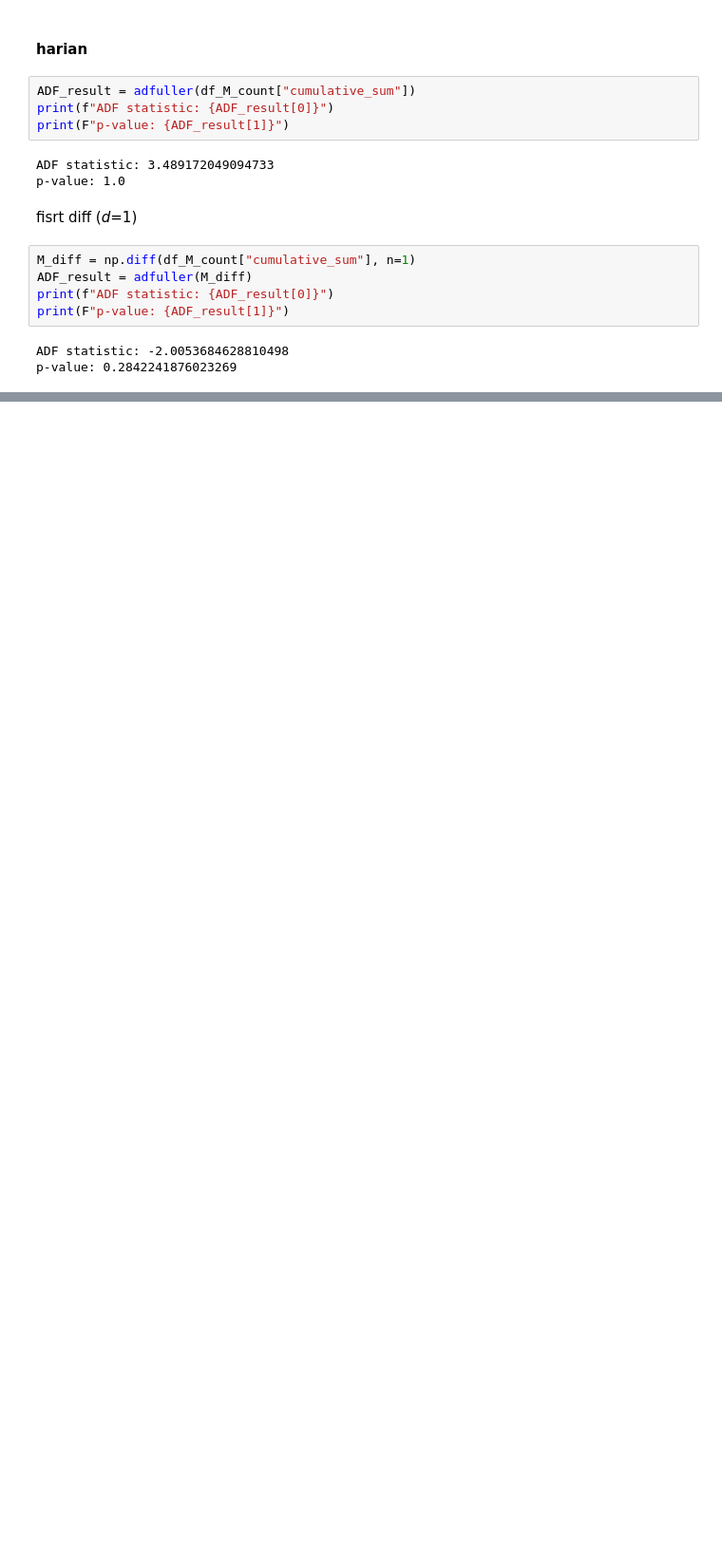
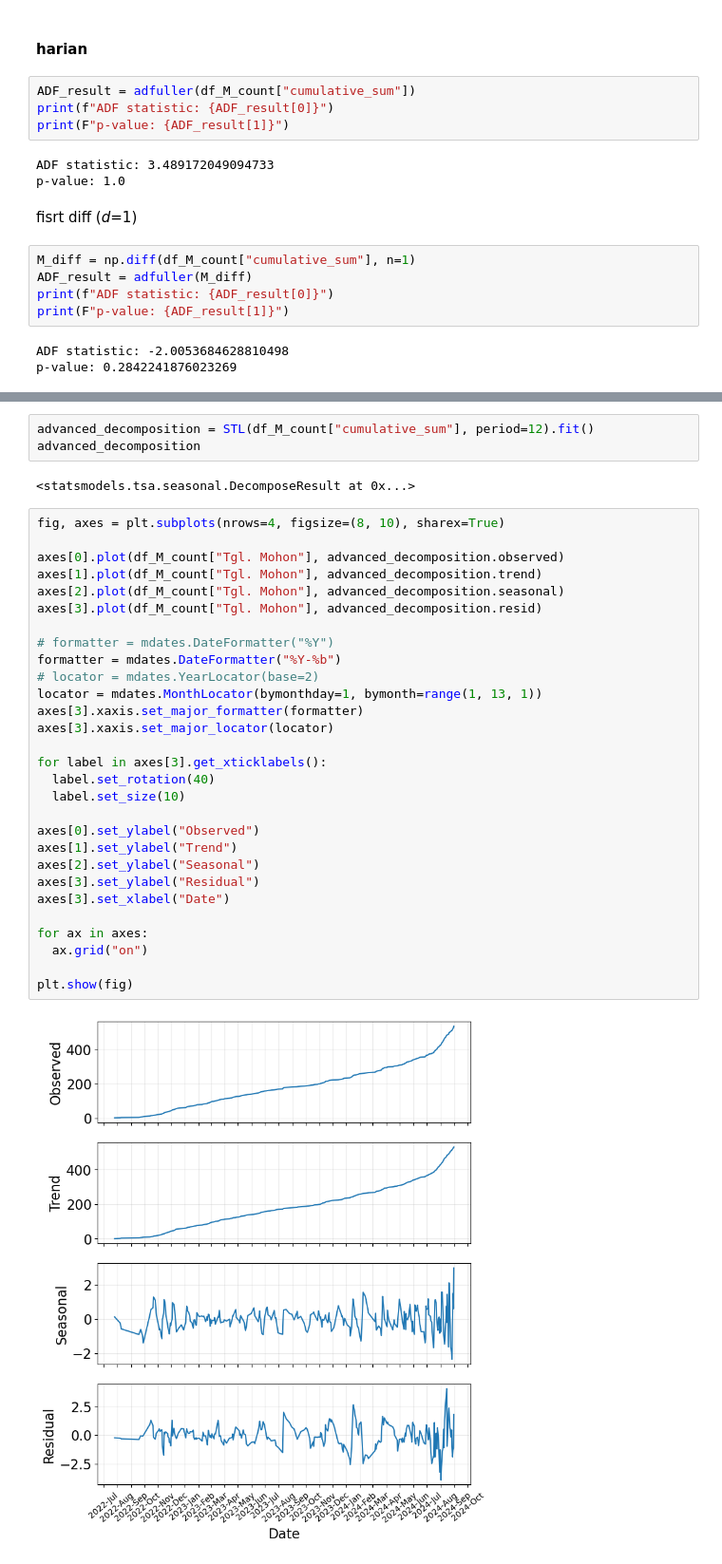
Before and after one commit to anajesset/tugas-akhirr, a Jupyter notebook: varian_m.ipynb, the cells around one changed output, grey strips where cells are left out. Shown at 95% size. Saved outputs shown, nothing was run; the diff lists cells and outputs as text; blank space fills up the shorter version.

```diff
--- a/varian_m.ipynb
+++ b/varian_m.ipynb
@@ -317,0 +308,36 @@ plt.show()
+# %%
+advanced_decomposition = STL(df_M_count["cumulative_sum"], period=12).fit()
+advanced_decomposition
+# %% [output]
+<statsmodels.tsa.seasonal.DecomposeResult at 0x...>
+# %%
+fig, axes = plt.subplots(nrows=4, figsize=(8, 10), sharex=True)
+
+axes[0].plot(df_M_count["Tgl. Mohon"], advanced_decomposition.observed)
+axes[1].plot(df_M_count["Tgl. Mohon"], advanced_decomposition.trend)
+axes[2].plot(df_M_count["Tgl. Mohon"], advanced_decomposition.seasonal)
+axes[3].plot(df_M_count["Tgl. Mohon"], advanced_decomposition.resid)
+
+# formatter = mdates.DateFormatter("%Y")
+formatter = mdates.DateFormatter("%Y-%b")
+# locator = mdates.YearLocator(base=2)
+locator = mdates.MonthLocator(bymonthday=1, bymonth=range(1, 13, 1))
+axes[3].xaxis.set_major_formatter(formatter)
+axes[3].xaxis.set_major_locator(locator)
+
+for label in axes[3].get_xticklabels():
+  label.set_rotation(40)
+  label.set_size(10)
+
+axes[0].set_ylabel("Observed")
+axes[1].set_ylabel("Trend")
+axes[2].set_ylabel("Seasonal")
+axes[3].set_ylabel("Residual")
+axes[3].set_xlabel("Date")
+
+for ax in axes:
+  ax.grid("on")
+
+plt.show(fig)
+# %% [output]
+[figure, added]
```
Also changed, not shown: parts of 48 cells of this notebook, 9 other files.
